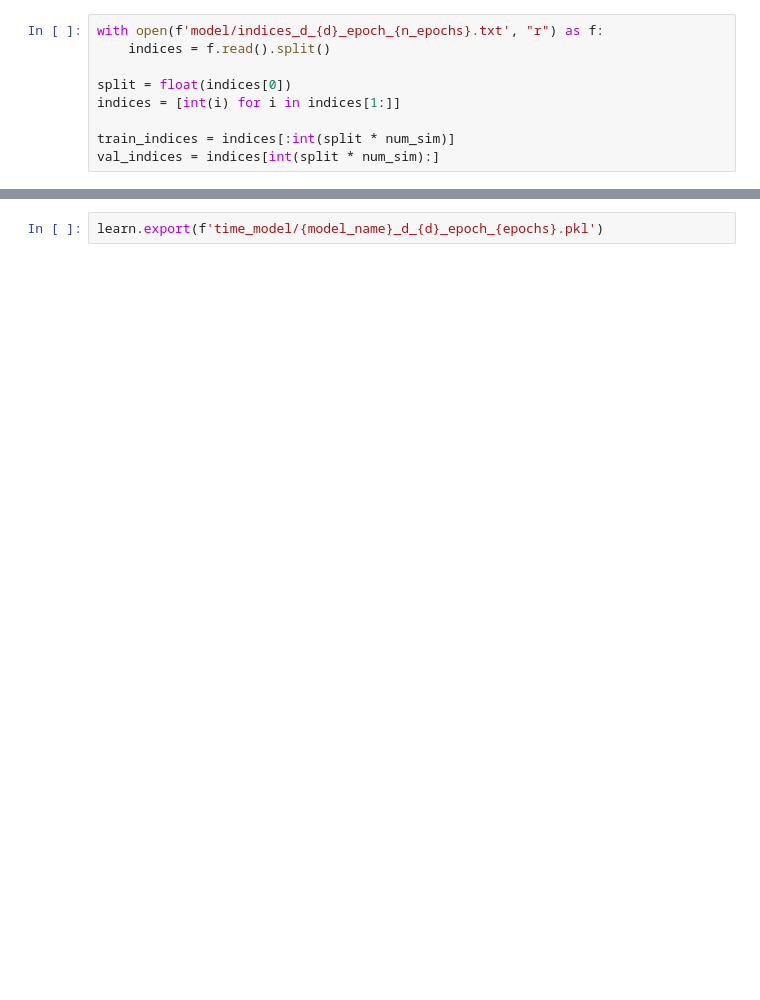
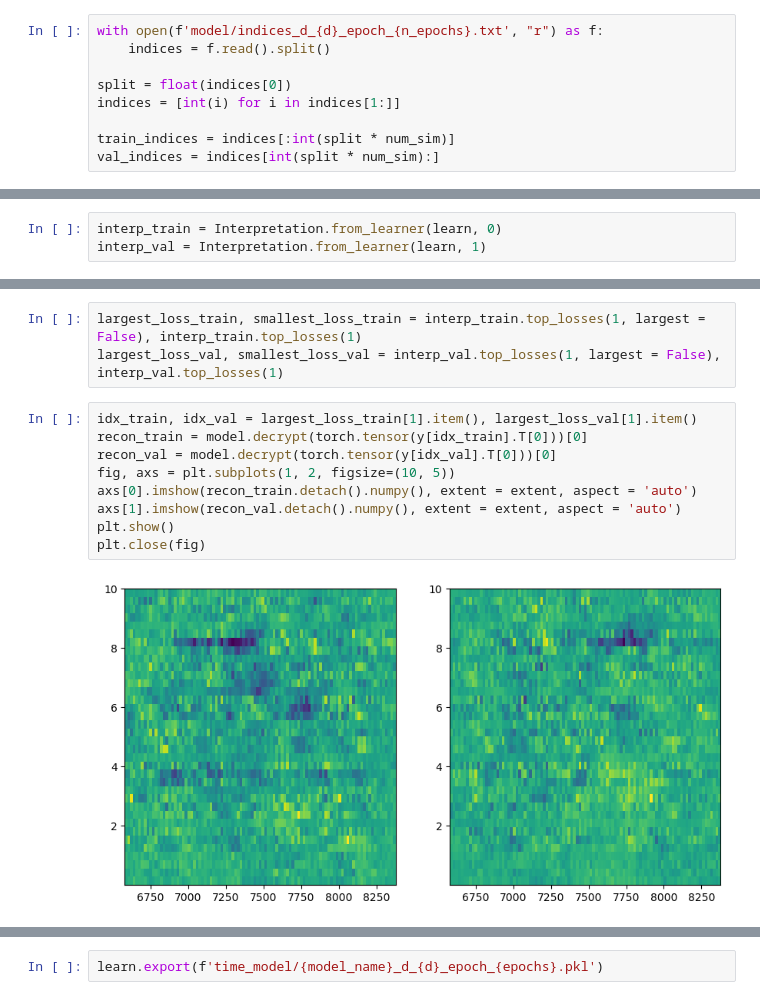
Before and after one commit to ARCLab-MIT/mocat-ml, a Jupyter notebook: TSTPlus.ipynb, the cells around one changed output, grey strips where cells are left out. Cells and saved outputs as stored; diff of their text form; blank space fills up the shorter version.

```diff
--- a/TSTPlus.ipynb
+++ b/TSTPlus.ipynb
@@ -110,0 +90,3 @@ plt.plot(valid_loss)
+# %%
+interp_train = Interpretation.from_learner(learn, 0)
+interp_val = Interpretation.from_learner(learn, 1)
@@ -110,0 +96,14 @@ plt.plot(valid_loss)
+# %%
+largest_loss_train, smallest_loss_train = interp_train.top_losses(1, largest = False), interp_train.top_losses(1)
+largest_loss_val, smallest_loss_val = interp_val.top_losses(1, largest = False), interp_val.top_losses(1)
+# %%
+idx_train, idx_val = largest_loss_train[1].item(), largest_loss_val[1].item()
+recon_train = model.decrypt(torch.tensor(y[idx_train].T[0]))[0]
+recon_val = model.decrypt(torch.tensor(y[idx_val].T[0]))[0]
+fig, axs = plt.subplots(1, 2, figsize=(10, 5))
+axs[0].imshow(recon_train.detach().numpy(), extent = extent, aspect = 'auto')
+axs[1].imshow(recon_val.detach().numpy(), extent = extent, aspect = 'auto')
+plt.show()
+plt.close(fig)
+# %% [output]
+[figure, added]
```
Also changed, not shown: parts of 12 cells of this notebook, 19 other files.
